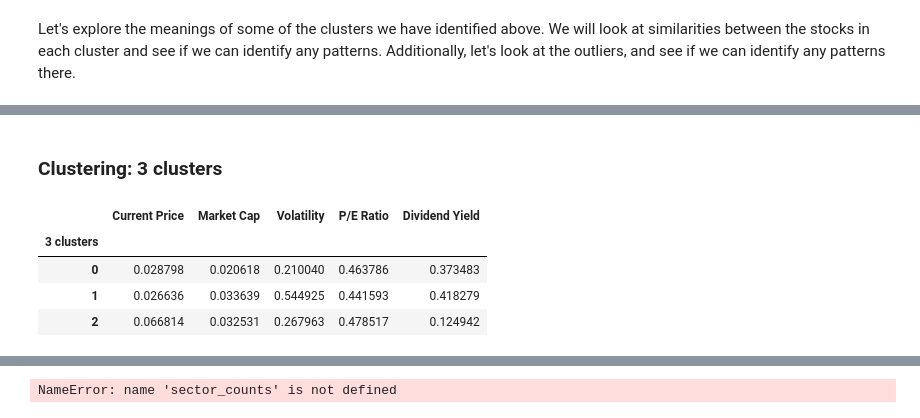
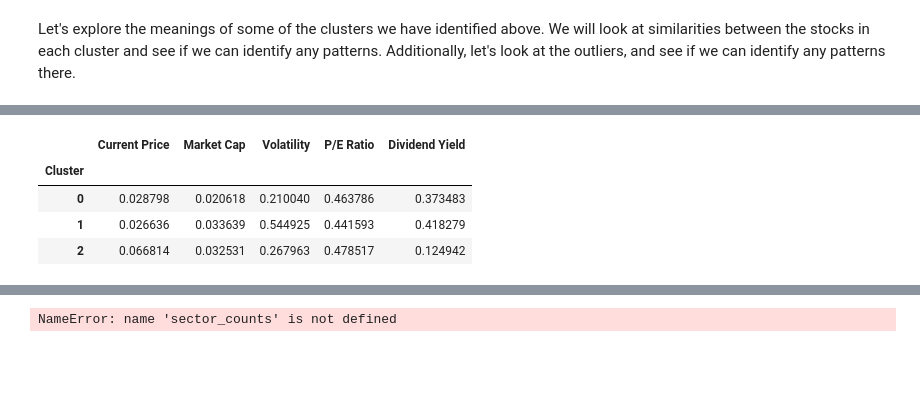
Before and after one commit to Purpup/COGS118B-Project, a Jupyter notebook: FinalProject.ipynb, the cells around one changed output, grey strips where cells are left out. Saved outputs shown, nothing was run; the diff lists cells and outputs as text; code cells hidden in the pictures; blank space fills up the shorter version.

```diff
--- a/FinalProject.ipynb
+++ b/FinalProject.ipynb
@@ -454,12 +431,10 @@ df_normalized.head()
-# %% [markdown]
-### Clustering: 3 clusters
 # %%
-cluster_summary_3 = df_normalized.groupby('3 clusters')[features].mean()
+cluster_summary = df_normalized.groupby('Cluster')[features].mean()
 
-cluster_summary_3
+cluster_summary
 # %% [output]
 |  | Current Price | Market Cap | Volatility | P/E Ratio | Dividend Yield |
-| 3 clusters |  |  |  |  |  |
+| Cluster |  |  |  |  |  |
 | 0 | 0.028798 | 0.020618 | 0.210040 | 0.463786 | 0.373483 |
 | 1 | 0.026636 | 0.033639 | 0.544925 | 0.441593 | 0.418279 |
 | 2 | 0.066814 | 0.032531 | 0.267963 | 0.478517 | 0.124942 |
```
Also changed, not shown: parts of 28 cells of this notebook.
